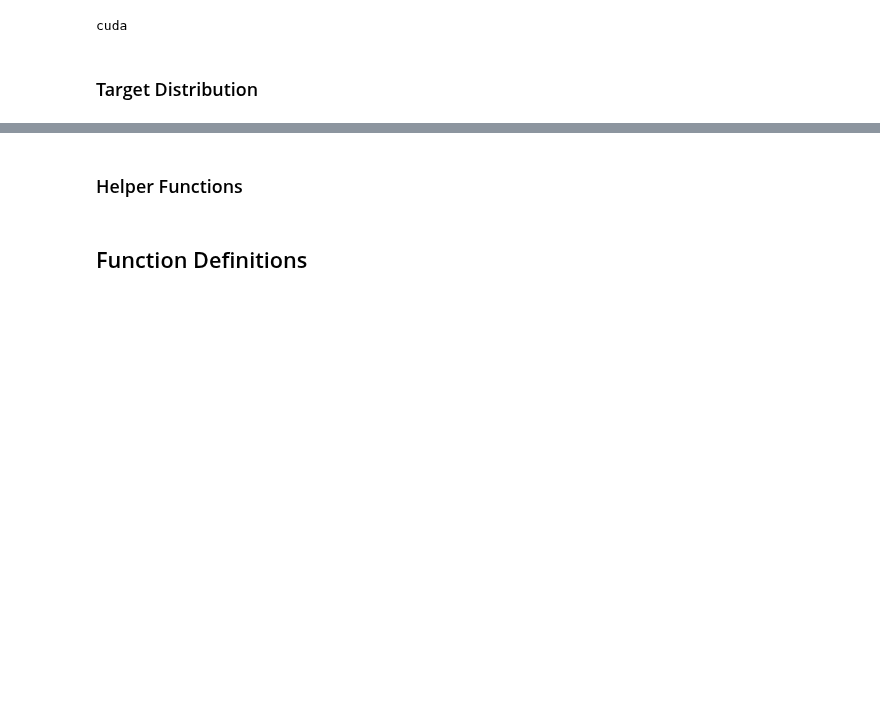
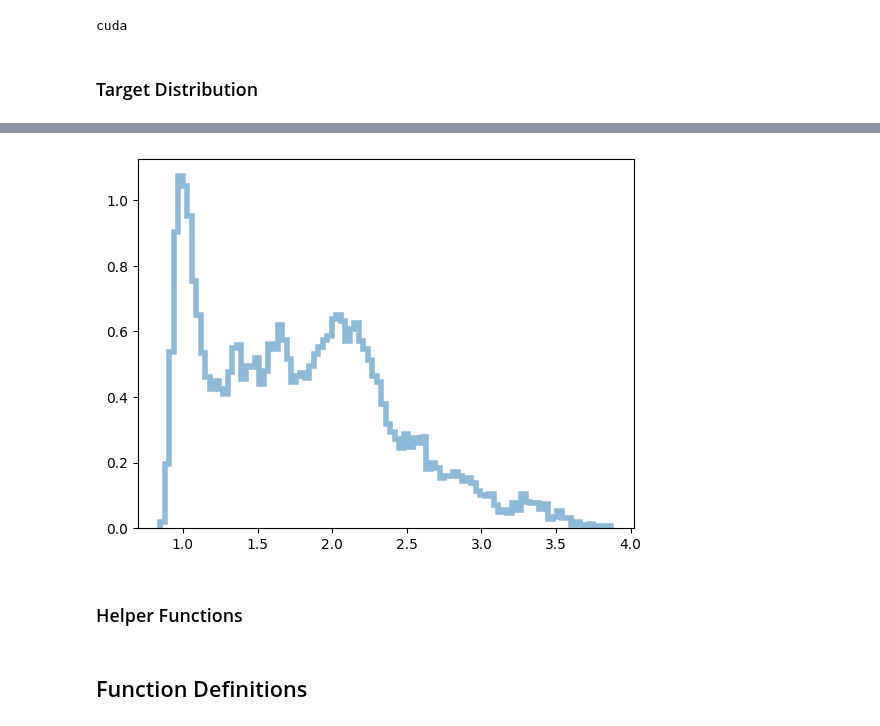
Before and after one commit to taraak/pita, a Jupyter notebook: runner/notebooks/LJ13_training.ipynb, the cells around one changed output, grey strips where cells are left out. Cells and saved outputs as stored; diff of their text form; code cells hidden in the pictures; blank space fills up the shorter version.

```diff
--- a/runner/notebooks/LJ13_training.ipynb
+++ b/runner/notebooks/LJ13_training.ipynb
@@ -62,3 +109,17 @@ target = LennardJonesEnergy(
+# %%
+dist_test = target.interatomic_dist(test_set)
+plt.hist(
+    dist_test.view(-1).cpu(),
+    bins=100,
+    label="holdout samples",
+    alpha=0.5,
+    density=True,
+    histtype="step",
+    linewidth=4,
+)
+plt.show()
+# %% [output]
+[figure, added]
 # %% [markdown]
 ### Helper Functions
 # %%
```
Also changed, not shown: parts of 15 cells of this notebook, 5 other files.
